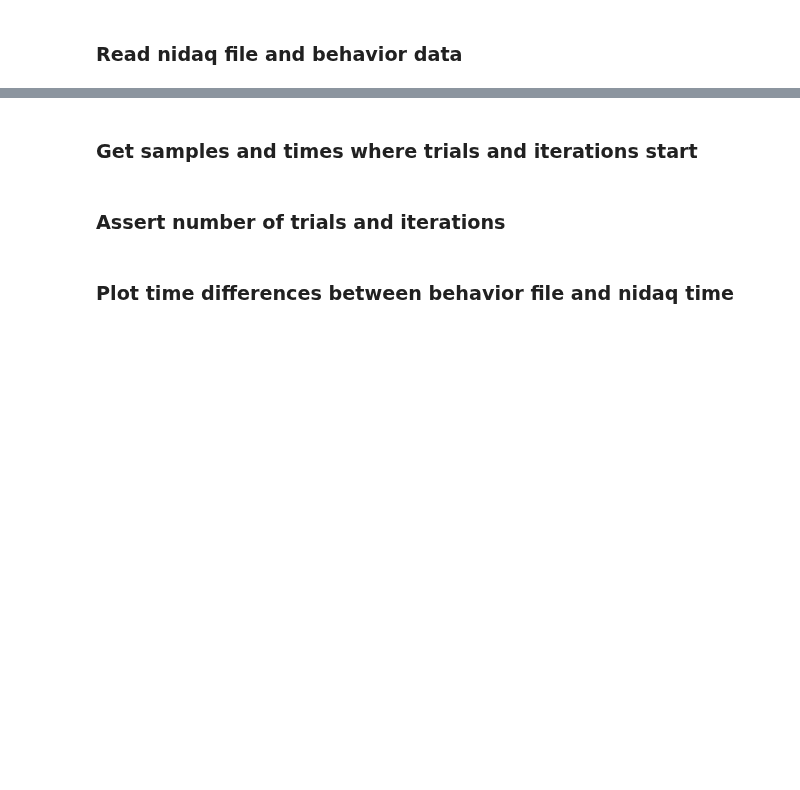
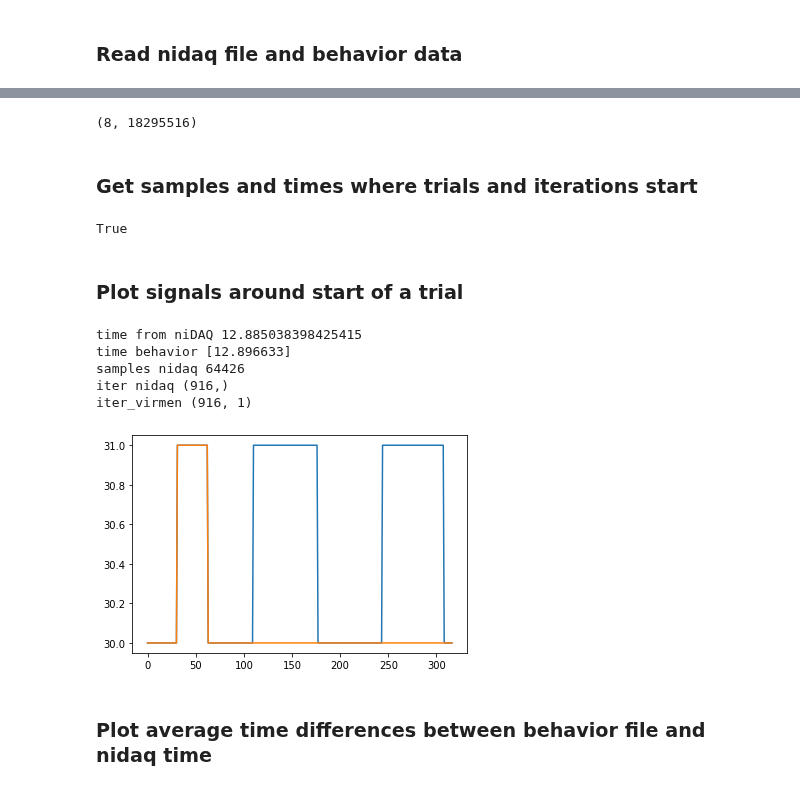
Before and after one commit to BrainCOGS/U19-pipeline-python, a Jupyter notebook: notebooks/ephys_element/check_sync_notebook-new_method.ipynb, the cells around one changed output, grey strips where cells are left out. Saved outputs shown, nothing was run; the diff lists cells and outputs as text; code cells hidden in the pictures; blank space fills up the shorter version.

```diff
--- a/notebooks/ephys_element/check_sync_notebook-new_method.ipynb
+++ b/notebooks/ephys_element/check_sync_notebook-new_method.ipynb
@@ -27,9 +27,16 @@ from bitstring import BitArray
 # %% [output]
 Connecting alvaros@datajoint00.pni.princeton.edu:3306
 # %%
+key = {'subject_fullname': 'testuser_test70',
+    'session_date': datetime.date(2021, 10, 12)}
+
 key = {
-    'subject_fullname': 'testuser_test70',
-    'session_date': datetime.date(2021, 10, 12)}
+    'subject_fullname': 'jjulian_jj042',
+    'session_date': datetime.date(2021, 11, 1)}
+
+#key = {
+#    'subject_fullname': 'jjulian_jj042',
+#    'session_date': datetime.date(2021, 10, 31)}
 
 
 key = (acquisition.Session & key).fetch1('KEY')
@@ -66,4 +89,4 @@ digital_array      = ephys_utils.spice_glx_utility.load_spice_glx_digital_file(n
 #Behavior data
 behavior = dj.create_virtual_module('behavior', 'u19_behavior')
 thissession = behavior.TowersBlock().Trial() & key
-behavior_time, iterstart = thissession.fetch('trial_time', 'vi_start')
+behavior_time, iterstart, beh_num_iterations = thissession.fetch('trial_time', 'vi_start', 'iterations')
@@ -70,4 +113,6 @@ behavior_time, iterstart = thissession.fetch('trial_time', 'vi_start')
 # %%
 digital_array.shape
+# %% [output]
+(8, 18295516)
 # %% [markdown]
 ### Get samples and times where trials and iterations start
@@ -77,2 +118,0 @@ iteration_dict
-# %% [markdown]
-### Assert number of trials and iterations
@@ -82,4 +119,42 @@ status
+# %%
+mode = 'counter_bit0'    #Default for sessions before 12/01/2021
+iteration_dict = ephys_utils.get_iteration_sample_vector_from_digital_lines_pulses(digital_array[1,:], digital_array[2,:], nidq_sampling_rate, behavior_time.shape[0], mode=mode)
+
+
+status = ephys_utils.assert_iteration_samples_count(iteration_dict['iter_start_idx'], behavior_time)
+status
+# %% [output]
+True
+# %% [markdown]
+### Plot signals around start of a trial
+# %%
+trial_plot = 6
+samp_before = 30
+end_iter = 5
+samp_after = 30
+
+plt.plot(digital_array[2,iteration_dict['iter_start_idx'][trial_plot][0]-samp_before:iteration_dict['iter_start_idx'][trial_plot][end_iter]]+samp_after)
+plt.plot(digital_array[1,iteration_dict['iter_start_idx'][trial_plot][0]-samp_before:iteration_dict['iter_start_idx'][trial_plot][end_iter]]+samp_after)
+
+
+iter_nidaq = (iteration_dict['iter_start_idx'][trial_plot][-1]-iteration_dict['iter_start_idx'][trial_plot][0])
+time = iter_nidaq/nidq_sampling_rate
+iter_virmen = time*120
+
+print('time from niDAQ', time)
+print('time behavior', behavior_time[trial_plot][-1])
+
+print('samples nidaq', iter_nidaq)
+print('iter nidaq', iteration_dict['iter_start_idx'][trial_plot].shape)
+print('iter_virmen',behavior_time[trial_plot].shape)
+# %% [output]
+time from niDAQ 12.885038398425415
+time behavior [12.896633]
+samples nidaq 64426
+iter nidaq (916,)
+iter_virmen (916, 1)
+[figure, added]
 # %% [markdown]
-### Plot time differences between behavior file and nidaq time
+### Plot average time differences between behavior file and nidaq time
 # %%
 x = np.array([])
```
Also changed, not shown: parts of 15 cells of this notebook, 2 other files.
